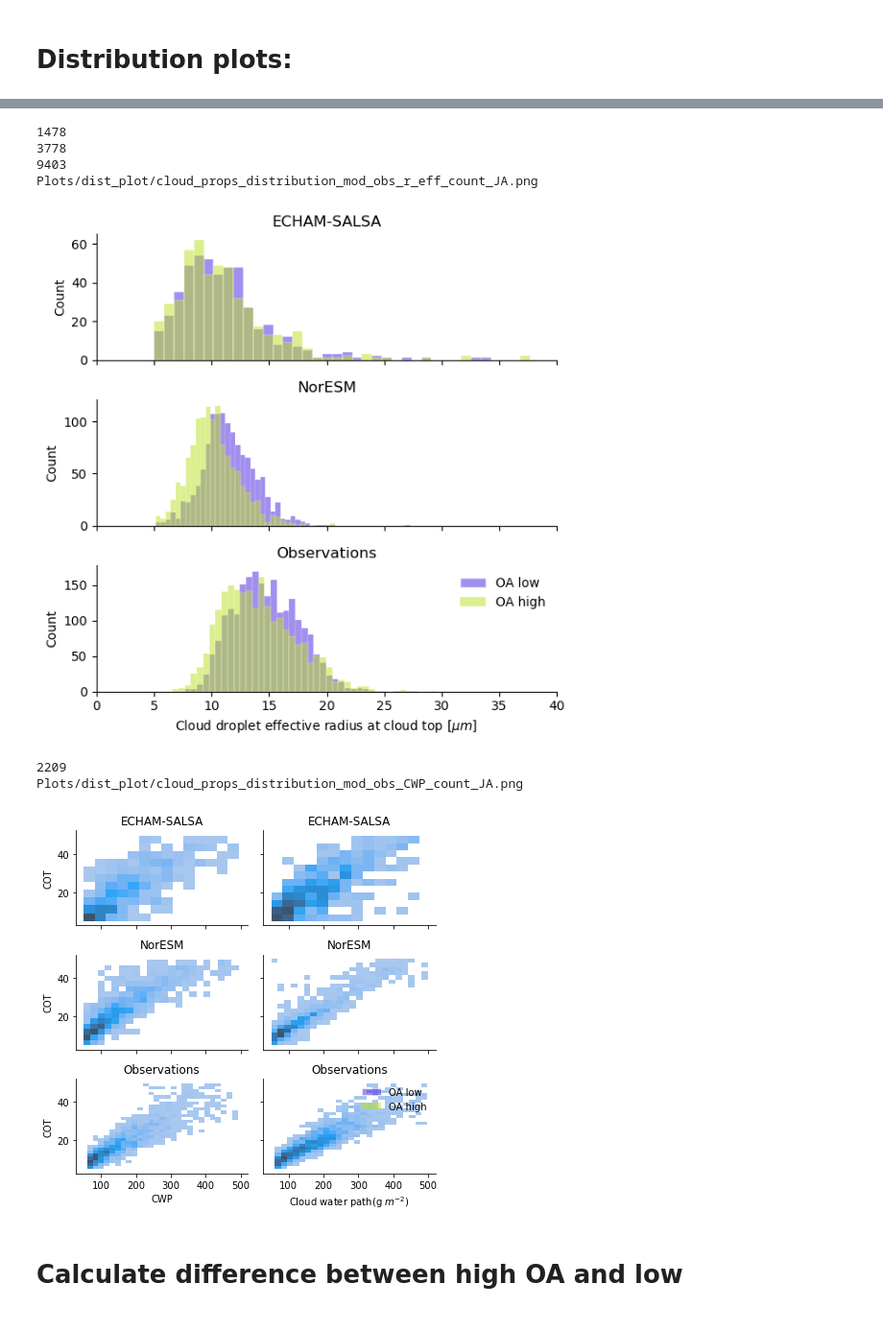
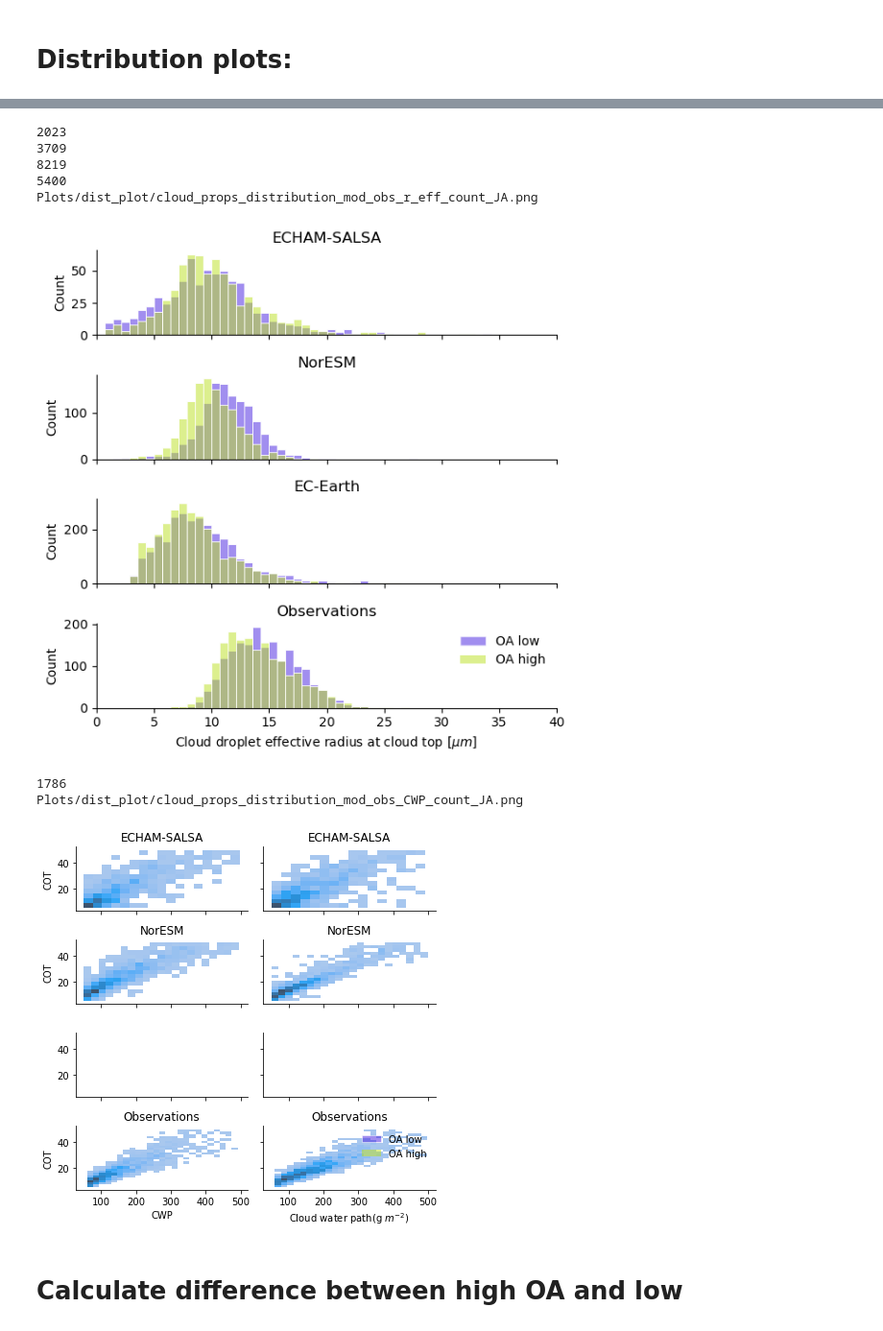
Before and after one commit to sarambl/BS-FDBCK, a Jupyter notebook: bs_fdbck/notebooks/03-cloud_properties/SMR/01-02_confidence_interval_diff_median_my_data-SMR_JA.ipynb, the cells around one changed output, grey strips where cells are left out. Shown at 96% size. Drawn from its saved outputs; the diff is of its cells as text; code cells hidden in the pictures.

```diff
--- a/bs_fdbck/notebooks/03-cloud_properties/SMR/01-02_confidence_interval_diff_median_my_data-SMR_JA.ipynb
+++ b/bs_fdbck/notebooks/03-cloud_properties/SMR/01-02_confidence_interval_diff_median_my_data-SMR_JA.ipynb
@@ -708,16 +713,18 @@ cmap_list = ['#441FE0','#BBE01F'][::-1]#cmap(a) for a in np.linspace(0,1,8)]
 
 palette_OA = cmap_list[0:2]
 # %%
-fig, axs = plt.subplots(3,1, sharex=True, figsize =[6,6])
+fig, axs = plt.subplots(4,1, sharex=True, figsize =[6,6])
 v_x = 'COT'
 x_cut = 100
 v_hue = 'OA_category'
 hue_order=['OA low', 'OA high'][::-1]
-
+_bins = np.linspace(0,50)
 _palette = palette_OA#cmap_list[0:2]
 
 
 for key, ax in zip(dic_df.keys(), axs):
+    if key=='EC-Earth':
+        continue
     _df = dic_df[key].copy()
     _df = _df[_df[v_x]<x_cut]
 
@@ -729,7 +736,8 @@ for key, ax in zip(dic_df.keys(), axs):
         palette=_palette,
         legend=False,
         edgecolor='w',
-        ax = ax
+        ax = ax,
+        bins=_bins,
     )
 #plt.ylim([0,250])
     ax.set_title(key)#'Observations')
@@ -769,11 +777,11 @@ Plots/dist_plot/cloud_props_distribution_mod_obs_COT_count_JA.png
 # %%
-fig, axs = plt.subplots(3,1, sharex=True, figsize =[6,6])
+fig, axs = plt.subplots(4,1, sharex=True, figsize =[6,6])
 
 v_x = 'CWP'
 x_cut = 500
 v_hue = 'OA_category'
 hue_order=['OA low', 'OA high'][::-1]
-
+_bins = np.linspace(20,500)
 _palette = palette_OA#cmap_list[0:2]
 
 
@@ -789,7 +797,8 @@ for key, ax in zip(dic_df.keys(), axs):
         palette=_palette,
         legend=False,
         edgecolor='w',
-        ax = ax
+        ax = ax,
+        bins = _bins,
     )
 #plt.ylim([0,250])
     ax.set_title(key)#'Observations')
@@ -833,0 +843,3 @@ Plots/dist_plot/cloud_props_distribution_mod_obs_CWP_count_JA.png
+# %%
+_df = dic_df['NorESM']
+_df['FCTL'].plot.hist()
@@ -840,11 +855,11 @@ len(s[s.notna()])
 # %%
-fig, axs = plt.subplots(3,1, sharex=True, figsize =[6,6], dpi=100)
+fig, axs = plt.subplots(4,1, sharex=True, figsize =[6,6], dpi=100)
 
 v_x = 'r_eff'
 x_cut = 700
 v_hue = 'OA_category'
 hue_order=['OA low', 'OA high'][::-1]
-
+_bins = np.linspace(0,35)
 _palette = palette_OA#cmap_list[0:2]
 
 
@@ -861,7 +876,8 @@ for key, ax in zip(dic_df.keys(), axs):
         palette=_palette,
         legend=False,
         edgecolor='w',
-        ax = ax
+        ax = ax,
+        bins=_bins
     )
     #plt.ylim([0,250])
     ax.set_title(key)#'Observations')
@@ -901,13 +917,14 @@ fig.tight_layout()
 fig.savefig(fn, dpi=150)
 fig.savefig(fn.with_suffix('.pdf'), dpi=150)
 # %% [output]
-1478
-3778
-9403
+2023
+3709
+8219
+5400
 Plots/dist_plot/cloud_props_distribution_mod_obs_r_eff_count_JA.png
-[figure, old version]
+[figure, new version]
 # %%
-fig, axs = plt.subplots(3,2,  figsize =[6,6], sharex=True, sharey=True)
+fig, axs = plt.subplots(4,2,  figsize =[6,6], sharex=True, sharey=True)
 
 v_x = 'CWP'
 v_y = 'COT'
@@ -921,6 +938,8 @@ _palette = palette_OA#cmap_list[0:2]
 for i, key in enumerate(dic_df.keys()):
     axs_sub = axs[i,:]
     for hue_v, ax in zip(hue_order, axs_sub):
+        if (key=='EC-Earth') and (v_y=='COT'):
+            continue
         _df = dic_df[key].copy()
         _df = _df[_df[v_x]<x_cut]
         _df = _df[_df[v_hue]==hue_v]
@@ -947,35 +966,35 @@ custom_lines = [Line2D([0], [0], color=cmap_list[0], lw=4),
 
                ]
 
 leg_els = [
 
     Patch(edgecolor='w',alpha = .5, facecolor=_palette[1], label='OA low'),
     Patch(edgecolor=None, alpha = .5,facecolor=_palette[0], label='OA high'),
 
 ]
 
 ax.legend(handles = leg_els, frameon=False)
 ax.set_xlabel('Cloud water path(g $m^{-2}$)')
 
 #plt.ylim([0,250])
 print(len(_df))
 sns.despine(fig)
 
 fn = make_fn('echam_noresm', v_x,'obs',comment='distribution')
 
 #fig.savefig(fn, dpi=150)
 fig.tight_layout()
 fn = make_fn('mod_obs', v_x,'count',comment='distribution', distplot=True)
 print(fn)
 
 #fig.savefig(fn, dpi=150)
 fig.tight_layout()
 #fig.savefig(fn, dpi=150)
 #fig.savefig(fn.with_suffix('.pdf'), dpi=150)
 # %% [output]
-2209
+1786
 Plots/dist_plot/cloud_props_distribution_mod_obs_CWP_count_JA.png
-[figure, old version]
+[figure, new version]
 # %% [markdown]
 # Calculate difference between high OA and low
 # %%
```
Also changed, not shown: parts of 108 cells of this notebook, 39 other files.
